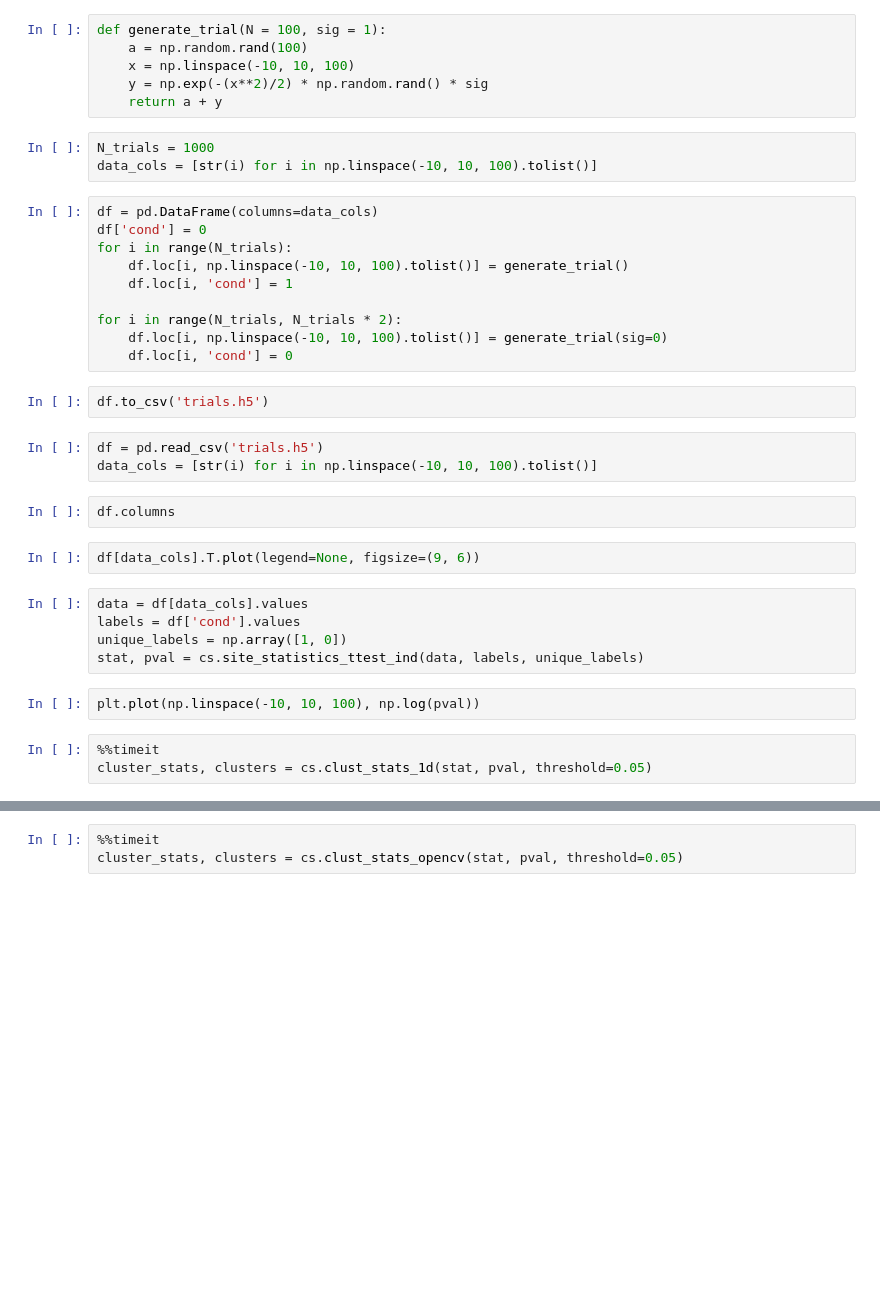
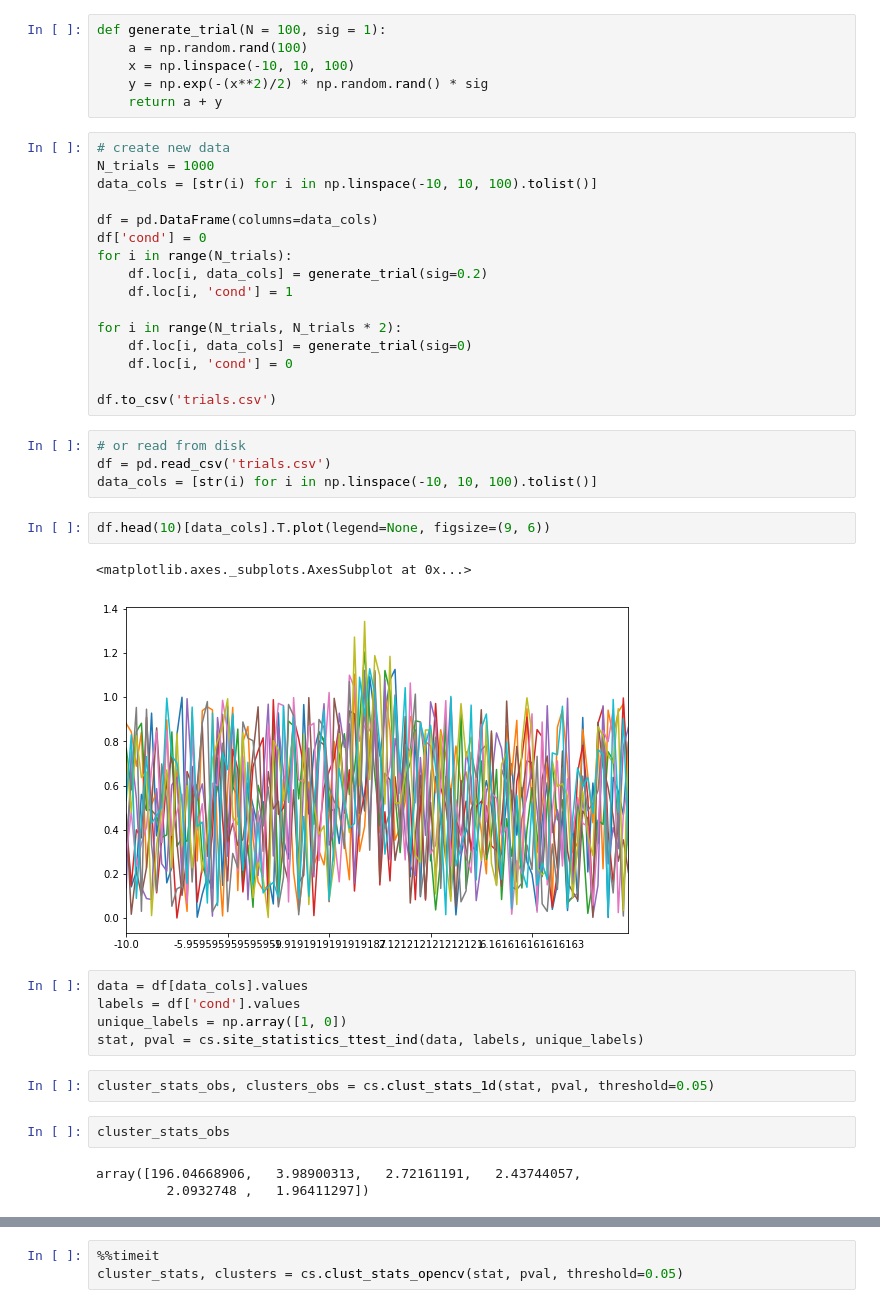
Before and after one commit to fpbattaglia/MemDynStats, a Jupyter notebook: jupyter/tests.ipynb, the cells around one changed output, grey strips where cells are left out. Drawn from its saved outputs; the diff is of its cells as text; blank space fills up the shorter version.

```diff
--- a/jupyter/tests.ipynb
+++ b/jupyter/tests.ipynb
@@ -16,35 +16,40 @@ def generate_trial(N = 100, sig = 1):
     x = np.linspace(-10, 10, 100)
     y = np.exp(-(x**2)/2) * np.random.rand() * sig
     return a + y
+# %%
+# create new data
+N_trials = 1000
+data_cols = [str(i) for i in np.linspace(-10, 10, 100).tolist()]
+
+df = pd.DataFrame(columns=data_cols)
+df['cond'] = 0
+for i in range(N_trials):
+    df.loc[i, data_cols] = generate_trial(sig=0.2)
+    df.loc[i, 'cond'] = 1
+
+for i in range(N_trials, N_trials * 2):
+    df.loc[i, data_cols] = generate_trial(sig=0)
+    df.loc[i, 'cond'] = 0
+
+df.to_csv('trials.csv')
 # %%
-N_trials = 1000
+# or read from disk
+df = pd.read_csv('trials.csv')
 data_cols = [str(i) for i in np.linspace(-10, 10, 100).tolist()]
-# %%
-df = pd.DataFrame(columns=data_cols)
-df['cond'] = 0
-for i in range(N_trials):
-    df.loc[i, np.linspace(-10, 10, 100).tolist()] = generate_trial()
-    df.loc[i, 'cond'] = 1
-
-for i in range(N_trials, N_trials * 2):
-    df.loc[i, np.linspace(-10, 10, 100).tolist()] = generate_trial(sig=0)
-    df.loc[i, 'cond'] = 0
-# %%
-df.to_csv('trials.h5')
-# %%
-df = pd.read_csv('trials.h5')
-data_cols = [str(i) for i in np.linspace(-10, 10, 100).tolist()]
-# %%
-df.columns
 # %%
-df[data_cols].T.plot(legend=None, figsize=(9, 6))
+df.head(10)[data_cols].T.plot(legend=None, figsize=(9, 6))
+# %% [output]
+<matplotlib.axes._subplots.AxesSubplot at 0x...>
+[figure, added]
 # %%
 data = df[data_cols].values
 labels = df['cond'].values
 unique_labels = np.array([1, 0])
 stat, pval = cs.site_statistics_ttest_ind(data, labels, unique_labels)
-# %%
-plt.plot(np.linspace(-10, 10, 100), np.log(pval))
 # %%
-%%timeit
-cluster_stats, clusters = cs.clust_stats_1d(stat, pval, threshold=0.05)
+cluster_stats_obs, clusters_obs = cs.clust_stats_1d(stat, pval, threshold=0.05)
+# %%
+cluster_stats_obs
+# %% [output]
+array([196.04668906,   3.98900313,   2.72161191,   2.43744057,
+         2.0932748 ,   1.96411297])
```
Also changed, not shown: parts of 13 cells of this notebook, 6 other files.
